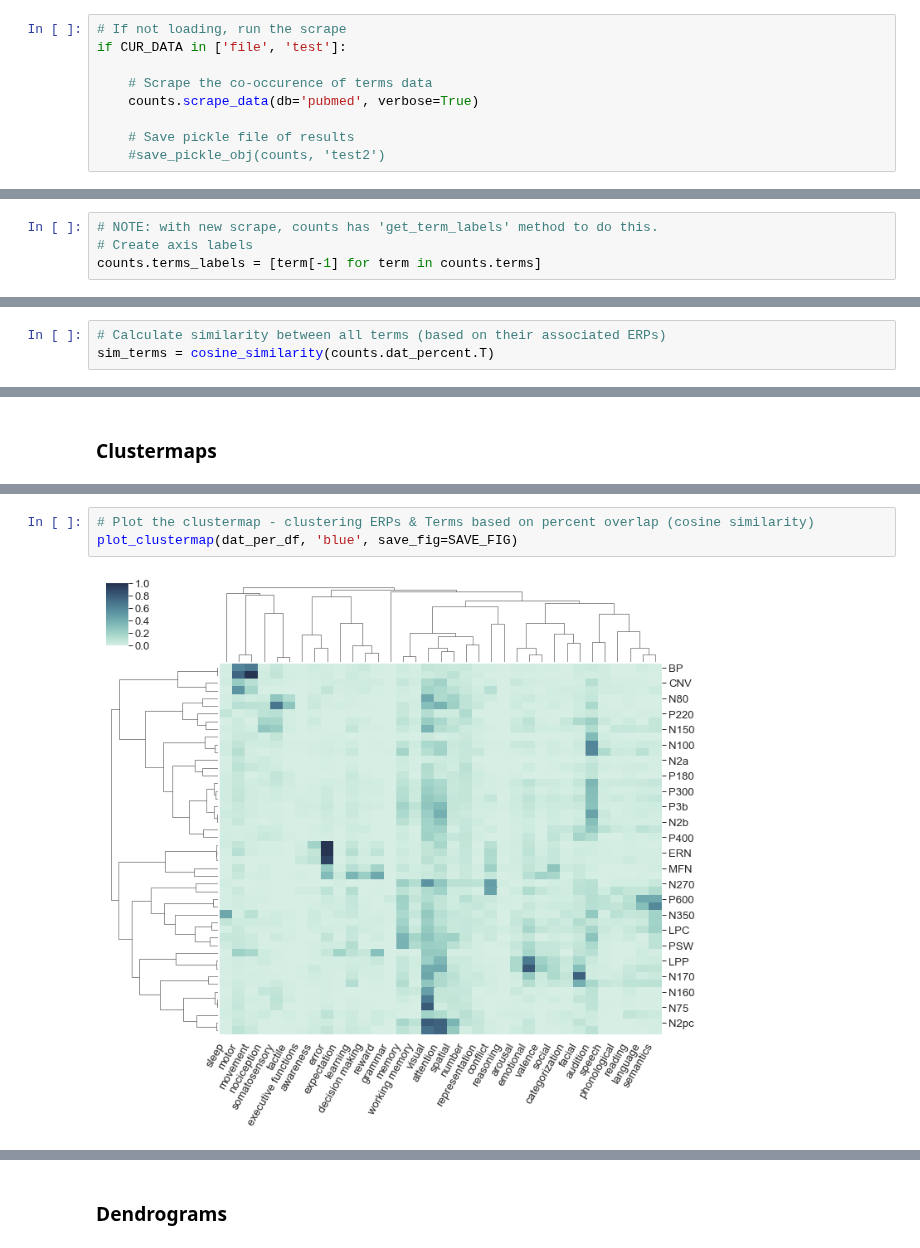
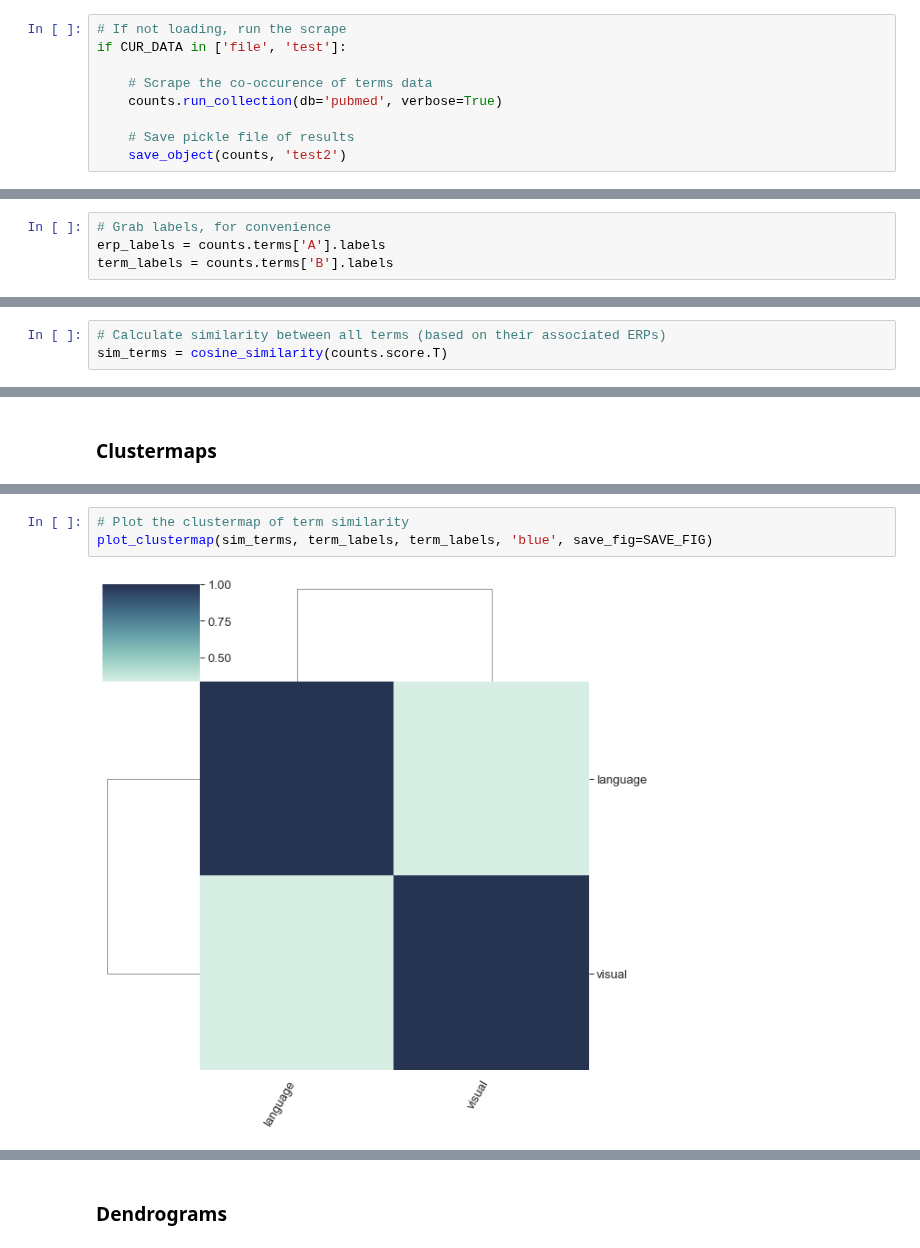
Before and after one commit to weblearn22/ERPscanr, a Jupyter notebook: notebooks/01-Counts.ipynb, the cells around one changed output, grey strips where cells are left out. Drawn from its saved outputs; the diff is of its cells as text.

```diff
--- a/notebooks/01-Counts.ipynb
+++ b/notebooks/01-Counts.ipynb
@@ -59,10 +65,10 @@ else:
 if CUR_DATA in ['file', 'test']:
 
     # Scrape the co-occurence of terms data
-    counts.scrape_data(db='pubmed', verbose=True)
+    counts.run_collection(db='pubmed', verbose=True)
 
     # Save pickle file of results
-    #save_pickle_obj(counts, 'test2')
+    save_object(counts, 'test2')
 # %% [markdown]
 ## Scrape Information
 # %%
@@ -213,6 +161,2 @@ counts.n_erps
 # %% [markdown]
 ## Group Level Plots
-# %%
-# NOTE: with new scrape, counts has 'get_term_labels' method to do this.
-# Create axis labels
-counts.terms_labels = [term[-1] for term in counts.terms]
@@ -219,2 +166,6 @@ counts.terms_labels = [term[-1] for term in counts.terms]
+# %%
+# Grab labels, for convenience
+erp_labels = counts.terms['A'].labels
+term_labels = counts.terms['B'].labels
 # %%
 # Plot the matrix of percent associations - ERPs & terms
@@ -236,5 +185,5 @@ plot_matrix(sim_erps, counts.labels, counts.labels, square=True,
 # %%
 # Calculate similarity between all terms (based on their associated ERPs)
-sim_terms = cosine_similarity(counts.dat_percent.T)
+sim_terms = cosine_similarity(counts.score.T)
 # %%
 # Plot similarity matrix between ERPs
@@ -254,5 +205,5 @@ sim_terms_df = pd.DataFrame(sim_terms, counts.terms_labels, counts.terms_labels)
 # %%
-# Plot the clustermap - clustering ERPs & Terms based on percent overlap (cosine similarity)
-plot_clustermap(dat_per_df, 'blue', save_fig=SAVE_FIG)
+# Plot the clustermap of term similarity
+plot_clustermap(sim_terms, term_labels, term_labels, 'blue', save_fig=SAVE_FIG)
 # %% [output]
-[figure, old version]
+[figure, new version]
```
Also changed, not shown: parts of 34 cells of this notebook.
